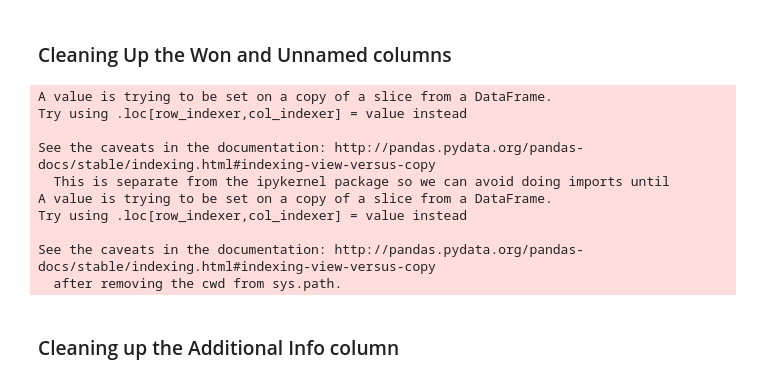
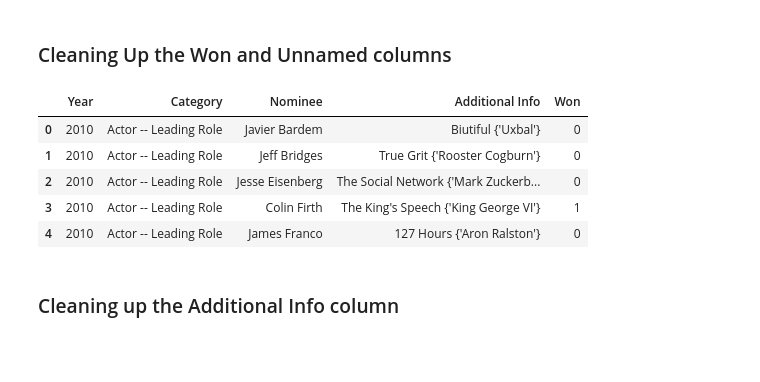
Before and after one commit to dominick87/Preparing-data-for-SQLite, a Jupyter notebook: academy_awards.ipynb, the cells around one changed output. Saved outputs shown, nothing was run; the diff lists cells and outputs as text; code cells hidden in the pictures; blank space fills up the shorter version.

Commit message:
Add files via upload
uploaded project file with bug fix (SettingCopyWarning):
- introduced the DataFrame method .copy()

```diff
--- a/academy_awards.ipynb
+++ b/academy_awards.ipynb
@@ -98,7 +99,7 @@ later_than_2000
 1294 rows × 11 columns
 # %%
 award_categories = ["Actor -- Leading Role", "Actor -- Supporting Role", "Actress -- Leading Role", "Actress -- Supporting Role"]
-nominations = later_than_2000[later_than_2000["Category"].isin(award_categories)]
+nominations = later_than_2000[later_than_2000["Category"].isin(award_categories)].copy()
 nominations
 # %% [output]
 |  | Year | Category | Nominee | Additional Info | Won? | Unnamed: 5 | Unnamed: 6 | Unnamed: 7 | Unnamed: 8 | ... |
@@ -124,23 +125,21 @@ nominations
 # %%
 # mapping yes/no to 1/0 and renaming Won? to Won
 yes_no_switch = {"YES": 1, "NO": 0}
 nominations["Won?"] = nominations["Won?"].map(yes_no_switch)
 nominations["Won"] = nominations["Won?"]
 
 # removing all the unnamed columns
 col_drop = ["Won?","Unnamed: 5","Unnamed: 6","Unnamed: 7","Unnamed: 8","Unnamed: 9","Unnamed: 10"]
 final_nominations = nominations.drop(col_drop,axis=1)
+
+final_nominations.head()
 # %% [output]
-A value is trying to be set on a copy of a slice from a DataFrame.
-Try using .loc[row_indexer,col_indexer] = value instead
-
-See the caveats in the documentation: http://pandas.pydata.org/pandas-docs/stable/indexing.html#indexing-view-versus-copy
-  This is separate from the ipykernel package so we can avoid doing imports until
-A value is trying to be set on a copy of a slice from a DataFrame.
-Try using .loc[row_indexer,col_indexer] = value instead
-
-See the caveats in the documentation: http://pandas.pydata.org/pandas-docs/stable/indexing.html#indexing-view-versus-copy
-  after removing the cwd from sys.path.
+|  | Year | Category | Nominee | Additional Info | Won |
+| 0 | 2010 | Actor -- Leading Role | Javier Bardem | Biutiful {'Uxbal'} | 0 |
+| 1 | 2010 | Actor -- Leading Role | Jeff Bridges | True Grit {'Rooster Cogburn'} | 0 |
+| 2 | 2010 | Actor -- Leading Role | Jesse Eisenberg | The Social Network {'Mark Zuckerb... | 0 |
+| 3 | 2010 | Actor -- Leading Role | Colin Firth | The King's Speech {'King George VI'} | 1 |
+| 4 | 2010 | Actor -- Leading Role | James Franco | 127 Hours {'Aron Ralston'} | 0 |
 # %% [markdown]
 ### Cleaning up the Additional Info column
 # %%
```
Also changed, not shown: parts of 3 cells of this notebook.
